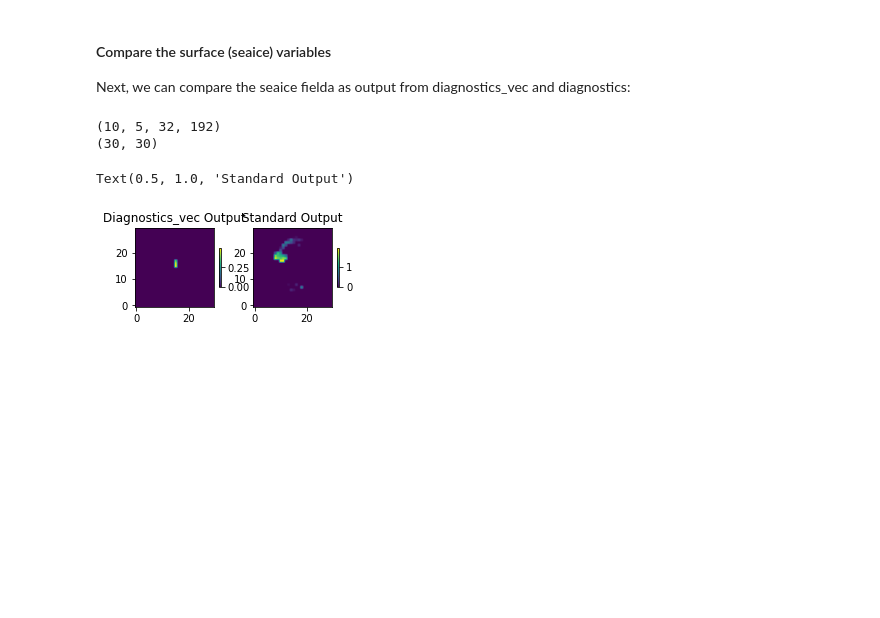
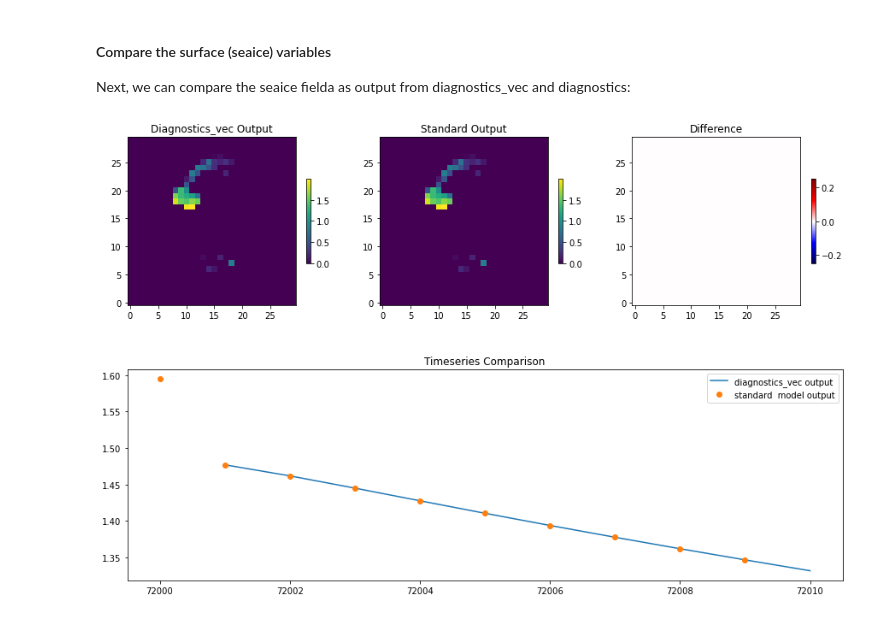
Before and after one commit to mhwood/diagnostics_vec, a Jupyter notebook: notebooks/global_ocean.cs32x15.ipynb, the cells around one changed output. Saved outputs shown, nothing was run; the diff lists cells and outputs as text; code cells hidden in the pictures; blank space fills up the shorter version.

```diff
--- a/notebooks/global_ocean.cs32x15.ipynb
+++ b/notebooks/global_ocean.cs32x15.ipynb
@@ -110,7 +111,7 @@ mpirun -np 4 ../build/mitgcmuv
 ### 5. Compare Diagnostics_vec vs Standard Model Output
 # %%
 # set the path to the run directory (UPDATE FOR YOUR SYSTEM)
-run_dir = '../../../MITgcm/MITgcm_fresh2/verification/global_ocean.cs32x15/run'
+run_dir = '../../../MITgcm/MITgcm_fresh/verification/global_ocean.cs32x15/run'
 
 Nx = 90
 Ny = 40
@@ -152,71 +191,51 @@ from MITgcmutils.mds import rdmds
 # choose some parameters to plot
 var_name = 'HEFF' # AREA, HEFF, HSNOW, UICE, VICE
 comparison_timestep = 3
-test_row = 15 # between 0 and 20 (=max_row - min_row)
-test_col = 20 # between 0 and 40 (=max_col - min_col)
+test_row = 18 # between 0 and 20 (=max_row - min_row)
+test_col = 10 # between 0 and 40 (=max_col - min_col)
 
 # read in the diagnostics_vec output
 file_path = os.path.join(run_dir,'south_pole_mask_'+var_name+'.bin')
 diag_vec_output = np.fromfile(file_path,'>f8')
 diag_vec_output = np.reshape(diag_vec_output,(nTimesteps,30,30))
-# diag_vec_timeseries = diag_vec_output[:,test_row,test_col]
+diag_vec_timeseries = diag_vec_output[:,test_row,test_col]
 diag_vec_comparison_field = diag_vec_output[comparison_timestep-1,:,:] #no IC's here
 
 # # read in the diagnostics output
 file_prefix = os.path.join(run_dir,'seaiceDiag')
 diagnostics_output = rdmds(file_prefix,np.arange(72001,72011).tolist())
-print(np.shape(diagnostics_output))
 var_index = ['HEFF','AREA','HSNOW','UICE','VICE'].index(var_name)
 diagnostics_comparison_field = diagnostics_output[comparison_timestep,var_index,:,:,]
 diagnostics_comparison_field = np.reshape(diagnostics_comparison_field,(32,6,32))
 diagnostics_comparison_field = diagnostics_comparison_field[1:31,5,1:31]
-print(np.shape(diagnostics_comparison_field))
-# 1:31,1:31
-# standard_output_timeseries = standard_output[:,var_index,min_row+test_row,min_col+test_col]
+diagnostics_timeseries = diagnostics_output[:,var_index,:,:,]
+diagnostics_timeseries = np.reshape(diagnostics_timeseries,(10,32,6,32))
+diagnostics_timeseries = diagnostics_timeseries[:,1+test_row,5,1+test_col]
 
-# if mask_name=='north':
-#     standard_output_comparison_field = standard_output[standard_output_timestep,:,
-#                                                       max_row,min_col:max_col+1]
-#     standard_output_timeseries = standard_output[:,test_depth_level,max_row,min_col+test_col]
-# if mask_name=='south':
-#     standard_output_comparison_field = standard_output[standard_output_timestep,:,
-#                                                       min_row,min_col:max_col+1]
-#     standard_output_timeseries = standard_output[:,test_depth_level,min_row,min_col+test_col]
-# if mask_name in ['east']:
-#     standard_output_comparison_field = standard_output[standard_output_timestep,:,
-#                                                       min_row:max_row+1,max_col]
-#     standard_output_timeseries = standard_output[:,test_depth_level,min_row+test_row,max_col]
-# if mask_name in ['west']:
-#     standard_output_comparison_field = standard_output[standard_output_timestep,:,
-#                                                       min_row+test_row,min_col]
-#     standard_output_timeseries = standard_output[:,test_depth_level,min_row+test_row,min_col]
+plt.figure(figsize=(15,10))
 
-# plt.figure(figsize=(15,10))
 plt.subplot(2,3,1)
 C = plt.imshow(diag_vec_comparison_field,origin='lower')
 plt.colorbar(C, shrink=0.4)
 plt.title('Diagnostics_vec Output')
 
 plt.subplot(2,3,2)
 C2 = plt.imshow(diagnostics_comparison_field,origin='lower')
 plt.colorbar(C2, shrink=0.4)
 plt.title('Standard Output')
 
-# plt.subplot(2,3,3)
-# C3 = plt.imshow(diag_vec_comparison_field - standard_output_comparison_field,origin='lower',
-#                 cmap='seismic',vmin=-0.25,vmax=0.25)
-# plt.colorbar(C3, shrink=0.4)
-# plt.title('Difference')
+plt.subplot(2,3,3)
+C3 = plt.imshow(diag_vec_comparison_field - diagnostics_comparison_field,origin='lower',
+                cmap='seismic',vmin=-0.25,vmax=0.25)
+plt.colorbar(C3, shrink=0.4)
+plt.title('Difference')
 
-# plt.subplot(2,1,2)
-# plt.plot(np.arange(1,2161),diag_vec_timeseries,label='diagnostics_vec output')
-# plt.plot([360,1080,1800],standard_output_timeseries,'.',markersize=12,
-#          label='standard  model output')
-# plt.legend()
-# plt.title('Timeseries Comparison')
-# plt.show()
+plt.subplot(2,1,2)
+plt.plot(np.arange(72001,72011).tolist(),diag_vec_timeseries,label='diagnostics_vec output')
+plt.plot(np.arange(72000,72010).tolist(),diagnostics_timeseries,'.',markersize=12,
+         label='standard  model output')
+plt.legend()
+plt.title('Timeseries Comparison')
+plt.show()
 # %% [output]
-(10, 5, 32, 192)
-(30, 30)
-Text(0.5, 1.0, 'Standard Output')
-[figure, old version]
+[figure, new version]
```
Also changed, not shown: parts of 2 cells of this notebook, 17 other files.
